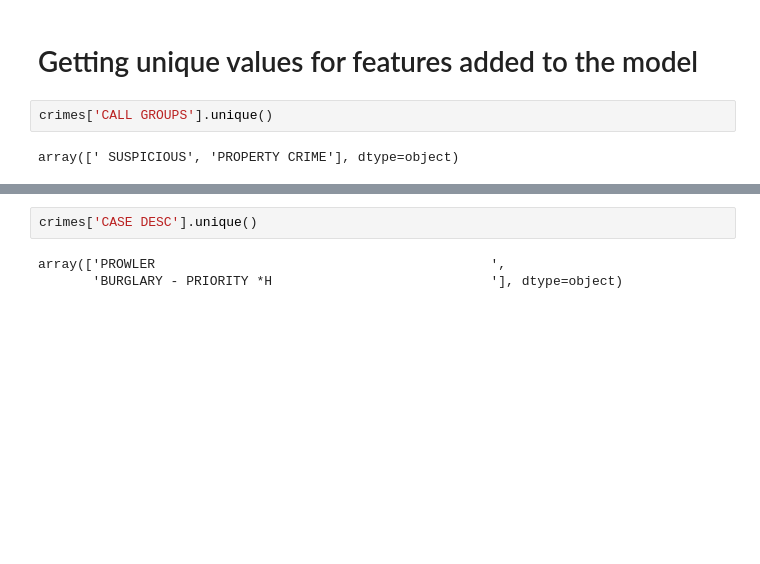
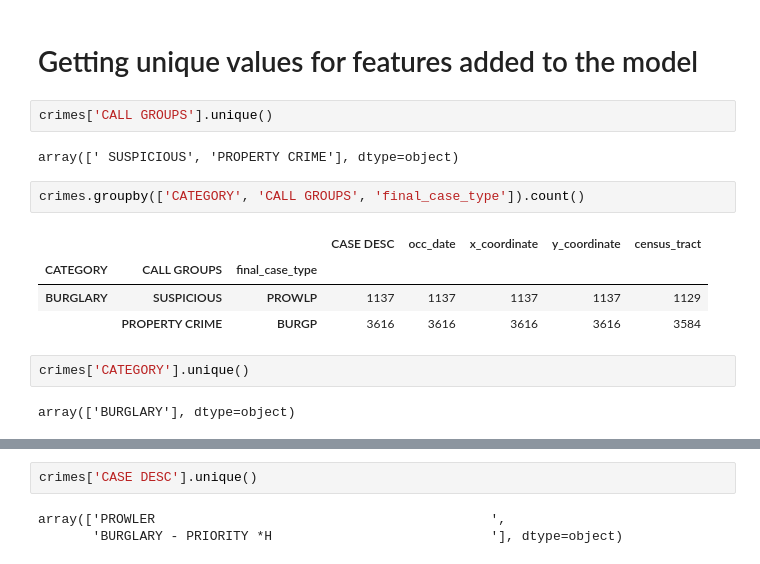
Before and after one commit to joniec/crime_forecasting_challenge, a Jupyter notebook: notebooks/exploratory/Burglary.ipynb, the cells around one changed output, grey strips where cells are left out. Cells and saved outputs as stored; diff of their text form; blank space fills up the shorter version.

```diff
--- a/notebooks/exploratory/Burglary.ipynb
+++ b/notebooks/exploratory/Burglary.ipynb
@@ -31,6 +36,17 @@ crimes.head()
 crimes['CALL GROUPS'].unique()
 # %% [output]
 array([' SUSPICIOUS', 'PROPERTY CRIME'], dtype=object)
+# %%
+crimes.groupby(['CATEGORY', 'CALL GROUPS', 'final_case_type']).count()
+# %% [output]
+|  |  |  | CASE DESC | occ_date | x_coordinate | y_coordinate | census_tract |
+| CATEGORY | CALL GROUPS | final_case_type |  |  |  |  |  |
+| BURGLARY | SUSPICIOUS | PROWLP | 1137 | 1137 | 1137 | 1137 | 1129 |
+|  | PROPERTY CRIME | BURGP | 3616 | 3616 | 3616 | 3616 | 3584 |
+# %%
+crimes['CATEGORY'].unique()
+# %% [output]
+array(['BURGLARY'], dtype=object)
 # %%
 crimes['final_case_type'].unique()
 # %% [output]
```
Also changed, not shown: parts of 8 cells of this notebook, 3 other files.
